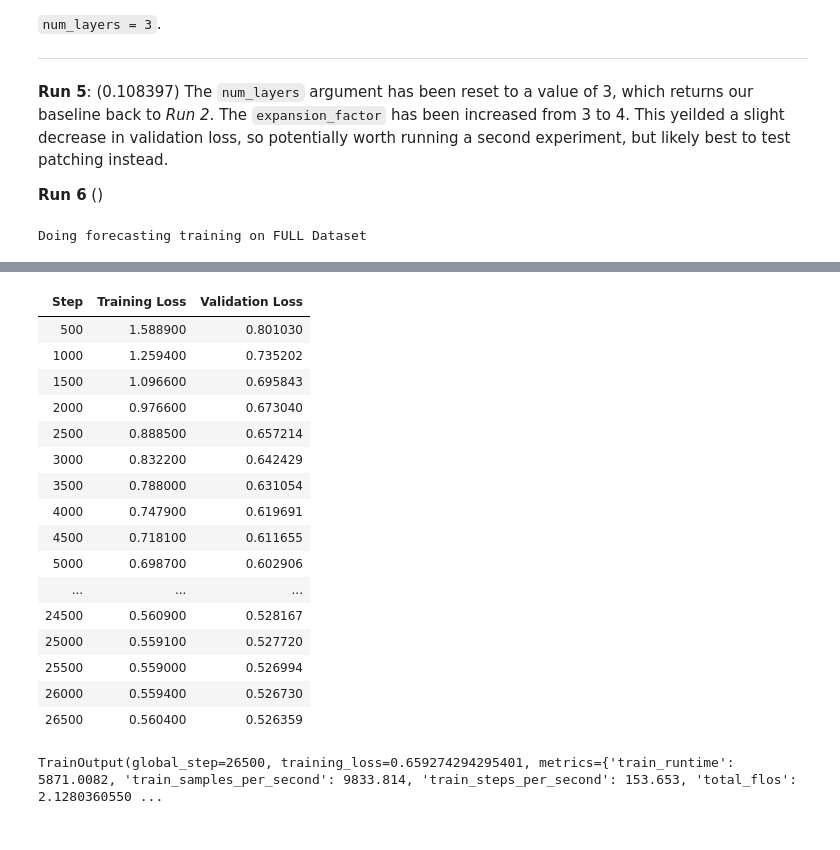
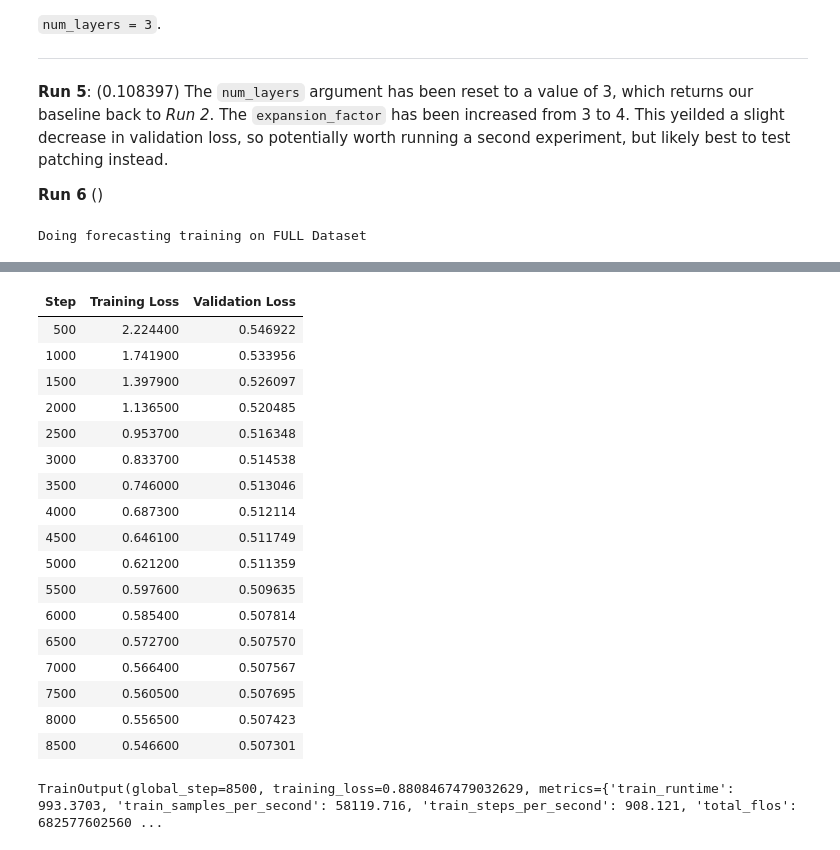
Before and after one commit to linkt-ai/tsfm, a Jupyter notebook: notebooks/hfdemo/patch_tsmixer_MONGY-X0.ipynb, the cells around one changed output, grey strips where cells are left out. Cells and saved outputs as stored; diff of their text form; code cells hidden in the pictures.

```diff
--- a/notebooks/hfdemo/patch_tsmixer_MONGY-X0.ipynb
+++ b/notebooks/hfdemo/patch_tsmixer_MONGY-X0.ipynb
@@ -265,6 +265,31 @@ class MongyModel(PatchTSMixerForPrediction):
             return_dict=return_dict,
         )
 
+        # # Snap the candles to the correct opening positions, before computing the loss
+        # # This is the "training wheels" for the head. By helping the model with the portion
+        # # of it's task that we can help with, we severly limit the task that is posed to the
+        # # model
+        _outputs = outputs.prediction_outputs
+
+        last_context_close = past_values[..., -1, I_CLOSE]
+        first_candle_open = _outputs[..., 0, I_OPEN]
+        first_candle_delta = last_context_close - first_candle_open
+        first_candle_delta = first_candle_delta.unsqueeze(-1).unsqueeze(-1)
+        _outputs[..., 0:4] = _outputs[..., 0:4] + first_candle_delta
+
+
+        first_candle_close = _outputs[..., 0, I_CLOSE]
+        second_candle_open = _outputs[..., 1, I_OPEN]
+        second_candle_delta = first_candle_close - second_candle_open
+        second_candle_delta = second_candle_delta.unsqueeze(-1).unsqueeze(-1)
+        _outputs[..., -2:, 0:4] = _outputs[..., -2:, 0:4] + second_candle_delta
+
+        second_candle_close = _outputs[..., 1, I_CLOSE]
+        third_candle_open = _outputs[..., 2, I_OPEN]
+        third_candle_delta = second_candle_close - third_candle_open
+        third_candle_delta = third_candle_delta.unsqueeze(-1)
+        _outputs[..., -1, 0:4] = _outputs[..., -1, 0:4] + third_candle_delta
+
         # Apply your custom loss function
         loss_val = None
         if future_values is not None and return_loss:
@@ -343,7 +368,7 @@ The `num_layers` argument has been reset to a value of 3, which returns our base
 **Run 6** ()
 # %%
 # Compute the run number
-run_num = "targ_candle_9"
+run_num = "snap_candle_3"
 save_dir = f"./checkpoints/run_{run_num}"
 
 # Check if save_dir exists
@@ -409,20 +434,21 @@ Doing forecasting training on FULL Dataset
 | Step | Training Loss | Validation Loss |
-| 500 | 1.588900 | 0.801030 |
-| 1000 | 1.259400 | 0.735202 |
-| 1500 | 1.096600 | 0.695843 |
-| 2000 | 0.976600 | 0.673040 |
-| 2500 | 0.888500 | 0.657214 |
-| 3000 | 0.832200 | 0.642429 |
-| 3500 | 0.788000 | 0.631054 |
-| 4000 | 0.747900 | 0.619691 |
-| 4500 | 0.718100 | 0.611655 |
-| 5000 | 0.698700 | 0.602906 |
-| ... | ... | ... |
-| 24500 | 0.560900 | 0.528167 |
-| 25000 | 0.559100 | 0.527720 |
-| 25500 | 0.559000 | 0.526994 |
-| 26000 | 0.559400 | 0.526730 |
-| 26500 | 0.560400 | 0.526359 |
+| 500 | 2.224400 | 0.546922 |
+| 1000 | 1.741900 | 0.533956 |
+| 1500 | 1.397900 | 0.526097 |
+| 2000 | 1.136500 | 0.520485 |
+| 2500 | 0.953700 | 0.516348 |
+| 3000 | 0.833700 | 0.514538 |
+| 3500 | 0.746000 | 0.513046 |
+| 4000 | 0.687300 | 0.512114 |
+| 4500 | 0.646100 | 0.511749 |
+| 5000 | 0.621200 | 0.511359 |
+| 5500 | 0.597600 | 0.509635 |
+| 6000 | 0.585400 | 0.507814 |
+| 6500 | 0.572700 | 0.507570 |
+| 7000 | 0.566400 | 0.507567 |
+| 7500 | 0.560500 | 0.507695 |
+| 8000 | 0.556500 | 0.507423 |
+| 8500 | 0.546600 | 0.507301 |
-TrainOutput(global_step=26500, training_loss=0.659274294295401, metrics={'train_runtime': 5871.0082, 'train_samples_per_second': 9833.814, 'train_steps_per_second': 153.653, 'total_flos': 2.1280360550 ...
+TrainOutput(global_step=8500, training_loss=0.8808467479032629, metrics={'train_runtime': 993.3703, 'train_samples_per_second': 58119.716, 'train_steps_per_second': 908.121, 'total_flos': 682577602560 ...
 # %%
 trainer.evaluate(test_dataset)
```
Also changed, not shown: parts of 2 cells of this notebook, 3 other files.
